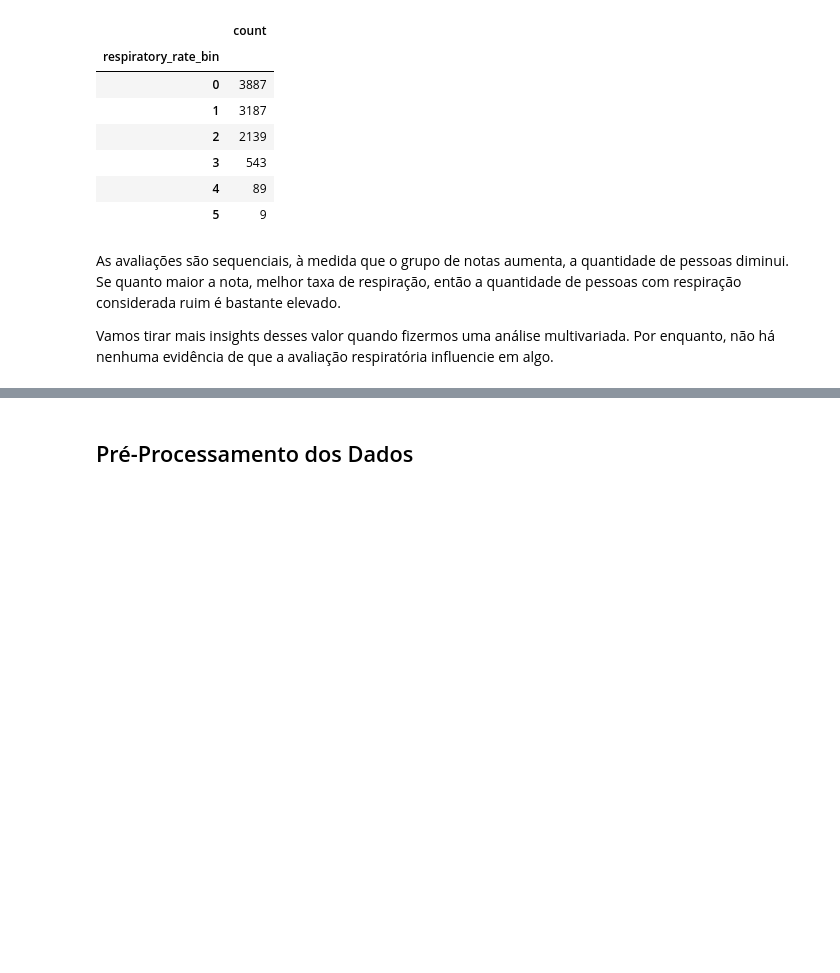
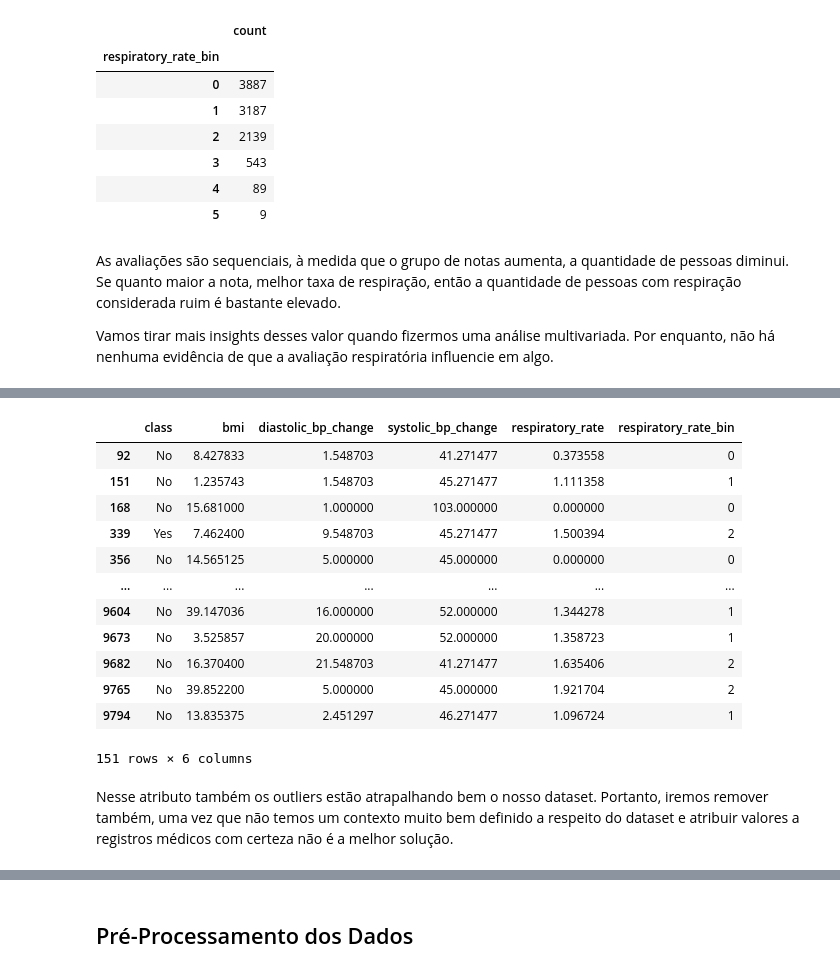
Before and after one commit to Krupique/challenges-kaggle, a Jupyter notebook: challenges/15_BloodPressurePredictor/01-CargaPrepDados.ipynb, the cells around one changed output, grey strips where cells are left out. Cells and saved outputs as stored; diff of their text form; code cells hidden in the pictures; blank space fills up the shorter version.

```diff
--- a/challenges/15_BloodPressurePredictor/01-CargaPrepDados.ipynb
+++ b/challenges/15_BloodPressurePredictor/01-CargaPrepDados.ipynb
@@ -389,8 +391,6 @@ Segundo o agrupamento dos dados, vemos que o dataset possui uma quantidade basta
     2. O dataset contempla pacientes adultos e também crianças, que podem ser a maioria dos casos;
 
 Como não temos como saber sobre a idade dos pacientes e nem a origem do dataset, vou desconsiderar esse atributo que eu criei, pois ele com certeza iria enviesar o modelo.
-# %%
-df.drop(columns=['bmi_desc', 'bmi_map'], inplace=True)
 # %%
 fig = px.box(df, y='bmi')
 
@@ -546,0 +563,26 @@ https://acervolima.com/detecte-e-remova-os-outliers-usando-python/
+# %%
+#Cálculo do Z-score
+z = np.abs(stats.zscore(df['systolic_bp_change']))
+
+#Definindo o threshold igual a 3 desvios padrão
+threshold = 3
+indices = np.where(z > 3)
+
+#Visualizando os outliers
+df.iloc[indices]
+# %% [output]
+|  | class | bmi | diastolic_bp_change | systolic_bp_change | respiratory_rate | respiratory_rate_bin |
+| 92 | No | 8.427833 | 1.548703 | 41.271477 | 0.373558 | 0 |
+| 151 | No | 1.235743 | 1.548703 | 45.271477 | 1.111358 | 1 |
+| 168 | No | 15.681000 | 1.000000 | 103.000000 | 0.000000 | 0 |
+| 339 | Yes | 7.462400 | 9.548703 | 45.271477 | 1.500394 | 2 |
+| 356 | No | 14.565125 | 5.000000 | 45.000000 | 0.000000 | 0 |
+| ... | ... | ... | ... | ... | ... | ... |
+| 9604 | No | 39.147036 | 16.000000 | 52.000000 | 1.344278 | 1 |
+| 9673 | No | 3.525857 | 20.000000 | 52.000000 | 1.358723 | 1 |
+| 9682 | No | 16.370400 | 21.548703 | 41.271477 | 1.635406 | 2 |
+| 9765 | No | 39.852200 | 5.000000 | 45.000000 | 1.921704 | 2 |
+| 9794 | No | 13.835375 | 2.451297 | 46.271477 | 1.096724 | 1 |
+151 rows × 6 columns
+# %% [markdown]
+Nesse atributo também os outliers estão atrapalhando bem o nosso dataset. Portanto, iremos remover também, uma vez que não temos um contexto muito bem definido a respeito do dataset e atribuir valores a registros médicos com certeza não é a melhor solução.
```
Also changed, not shown: parts of 24 cells of this notebook.
